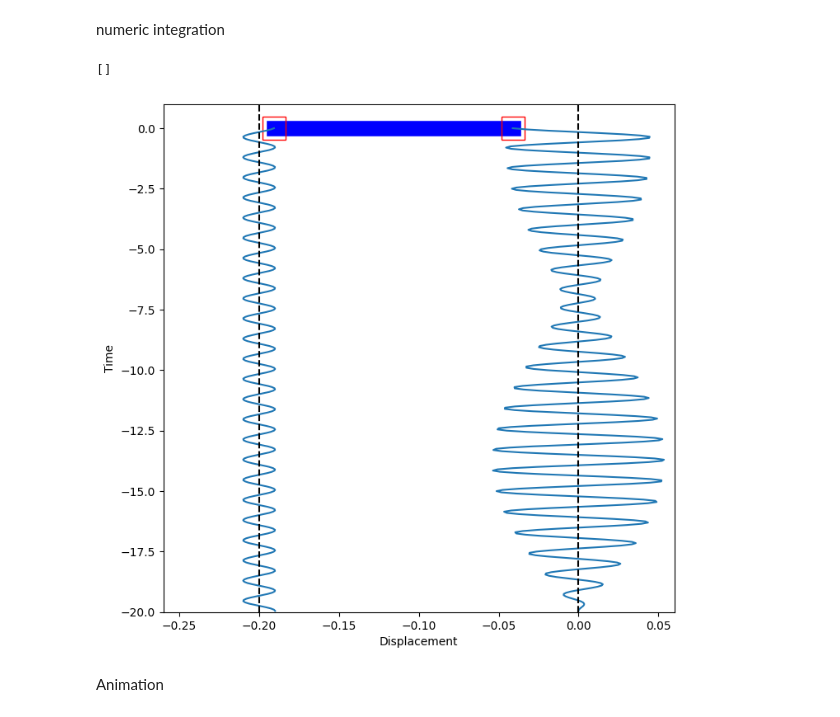
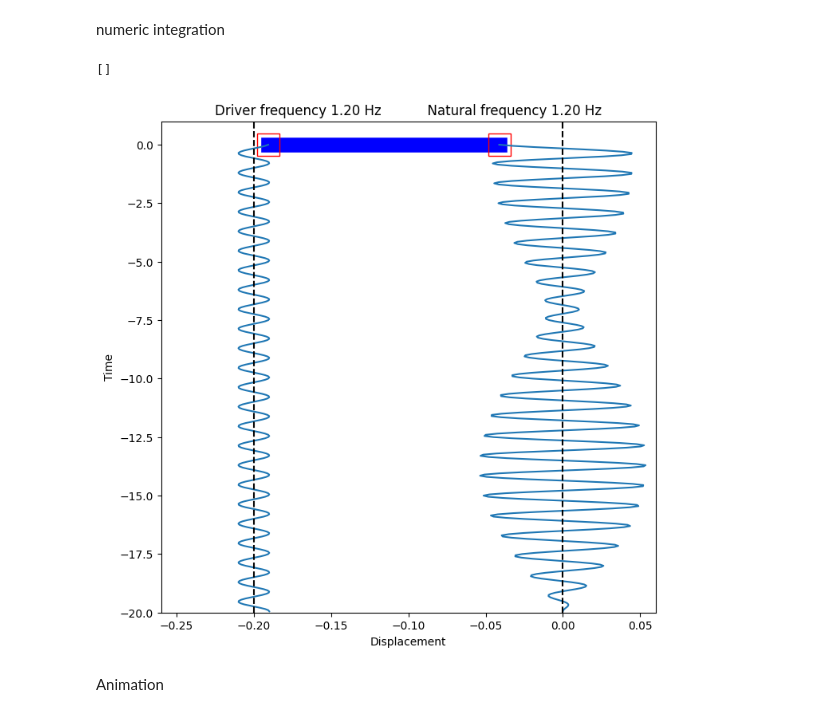
Before and after one commit to evgeny-kolonsky/Lab3_Coupled_Oscillator, a Jupyter notebook: Lab3_Weakly_dumped_forced_oscillator.ipynb, the cells around one changed output. Saved outputs shown, nothing was run; the diff lists cells and outputs as text; code cells hidden in the pictures.

```diff
--- a/Lab3_Weakly_dumped_forced_oscillator.ipynb
+++ b/Lab3_Weakly_dumped_forced_oscillator.ipynb
@@ -101,34 +101,36 @@ for i in range(N):
     # update the vector X to the next time step
     X = rk4(i*dt, X, dXdt, dt)
 
 # Plot
 fig, ax = plt.subplots(1,1, figsize=(8,8))
+ax.set_title(f'Driver frequency {f:.2f} Hz           Natural frequency {f0:.2f} Hz')
 
 spring, = ax.plot([], [], lw=10,c="blue",ls="-",ms=20,marker="s",
                   mfc="r",fillstyle="none",mec="r",markevery=1)
 timeline_x = Line2D([], [])
 timeline_xa = Line2D([], [])
 ax.add_line(timeline_x)
 ax.add_line(timeline_xa)
 time_template = '\nTime = %.1fs'
 time_text = ax.text(0.2, 0.9, '', transform=ax.transAxes)
+
 ax.set_xlim(-k1_length - sensor_width/2 ,  sensor_width/2)
 ax.set_ylim(-Tmax, 1)
 ax.set_xlabel('Displacement')
 ax.set_ylabel('Time')
 ax.axvline(x=-k1_length, color='k', linestyle='--')
 ax.axvline(x=0, color='k', linestyle='--')
 
 spring.set_data([x[-1],xa[-1]], [0,0])
 elastic_extension = (x[-1] - xa[-1]) / k1_length
 spring.set_linewidth(10 / elastic_extension)
 timeline_x.set_data(x, t - t[-1])
 timeline_xa.set_data(xa, t - t[-1])
 
 ax.plot()
 # %% [output]
 []
-[figure, old version]
+[figure, new version]
 # %% [markdown]
 Animation
 # %%
```
Also changed, not shown: parts of 2 cells of this notebook.
